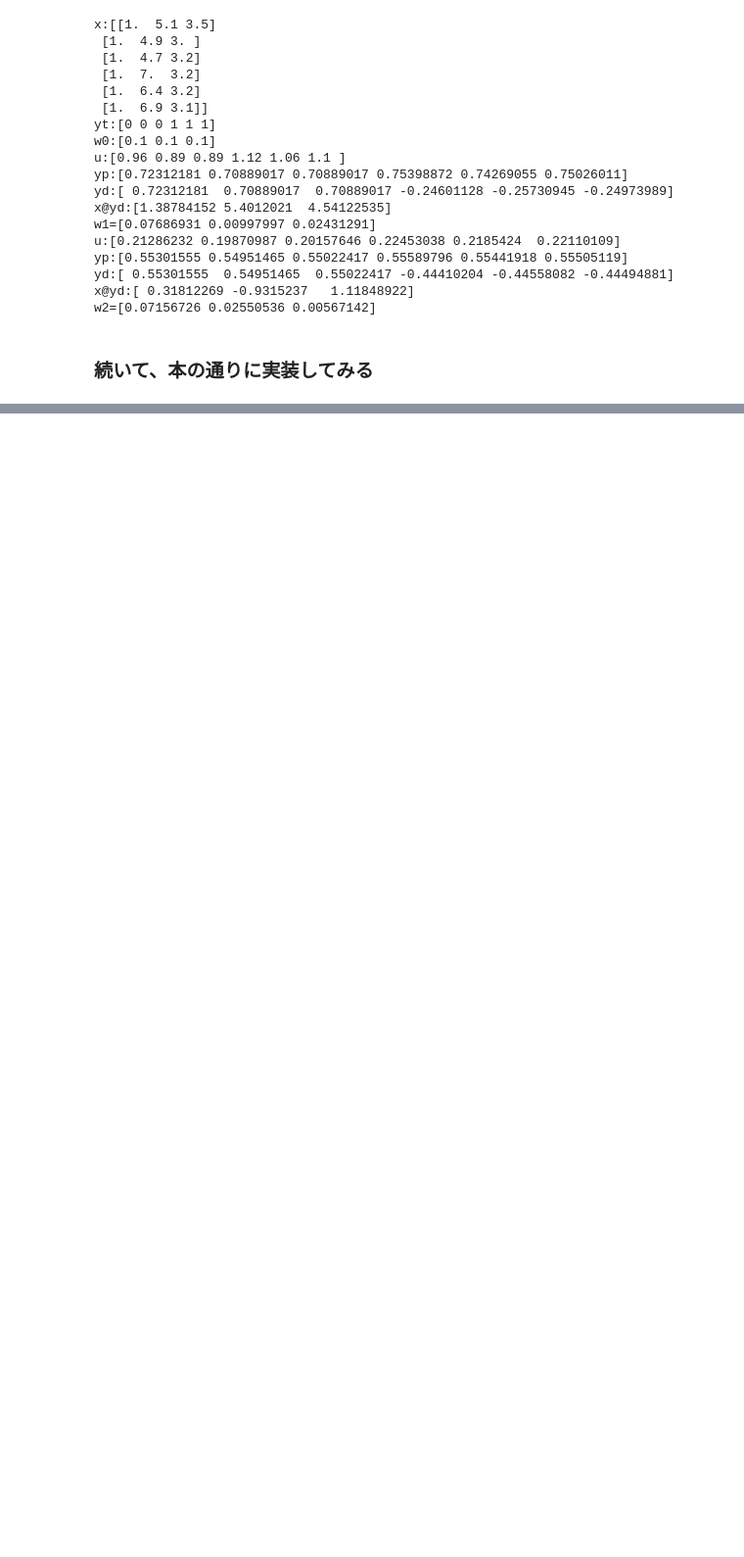
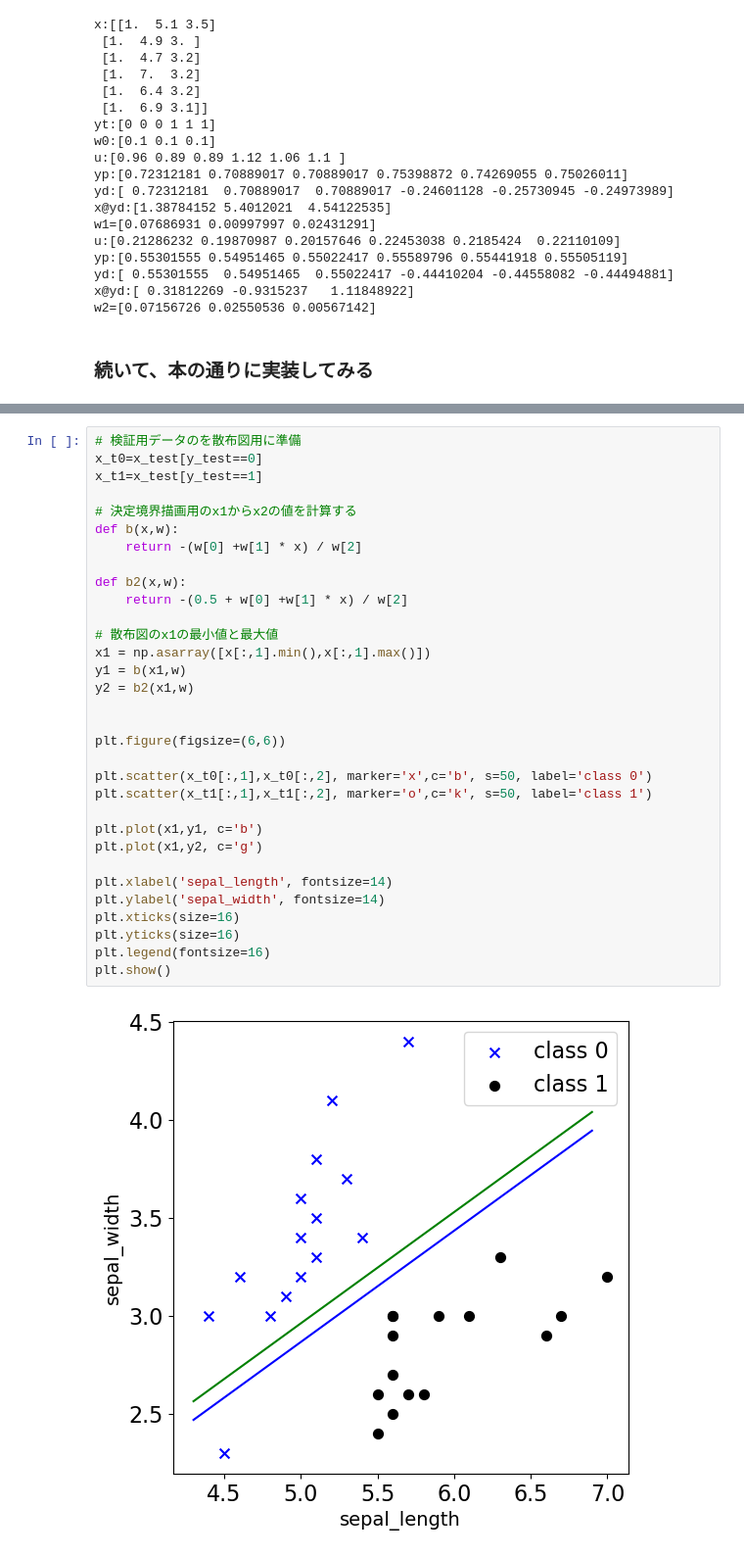
Before and after one commit to hiroooo000/ptr, a Jupyter notebook: jupyternotebook/data2/dl_and_math.ipynb, the cells around one changed output, grey strips where cells are left out. Shown: that part at 98% size. Drawn from its saved outputs; the diff is of its cells as text; blank space fills up the shorter version.

```diff
--- a/jupyternotebook/data2/dl_and_math.ipynb
+++ b/jupyternotebook/data2/dl_and_math.ipynb
@@ -390,0 +390,34 @@ iter:1000        loss=0.06564888101610142        score=1.0
+# %%
+# 検証用データのを散布図用に準備
+x_t0=x_test[y_test==0]
+x_t1=x_test[y_test==1]
+
+# 決定境界描画用のx1からx2の値を計算する
+def b(x,w):
+    return -(w[0] +w[1] * x) / w[2]
+
+def b2(x,w):
+    return -(0.5 + w[0] +w[1] * x) / w[2]
+
+# 散布図のx1の最小値と最大値
+x1 = np.asarray([x[:,1].min(),x[:,1].max()])
+y1 = b(x1,w)
+y2 = b2(x1,w)
+
+
+plt.figure(figsize=(6,6))
+
+plt.scatter(x_t0[:,1],x_t0[:,2], marker='x',c='b', s=50, label='class 0')
+plt.scatter(x_t1[:,1],x_t1[:,2], marker='o',c='k', s=50, label='class 1')
+
+plt.plot(x1,y1, c='b')
+plt.plot(x1,y2, c='g')
+
+plt.xlabel('sepal_length', fontsize=14)
+plt.ylabel('sepal_width', fontsize=14)
+plt.xticks(size=16)
+plt.yticks(size=16)
+plt.legend(fontsize=16)
+plt.show()
+# %% [output]
+[figure, added]
```
Also changed, not shown: parts of 3 cells of this notebook, 1 other file.
